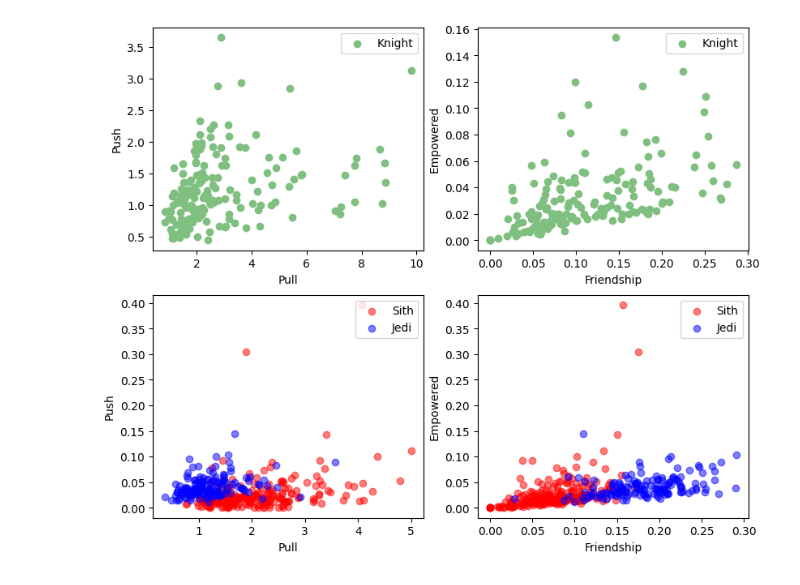
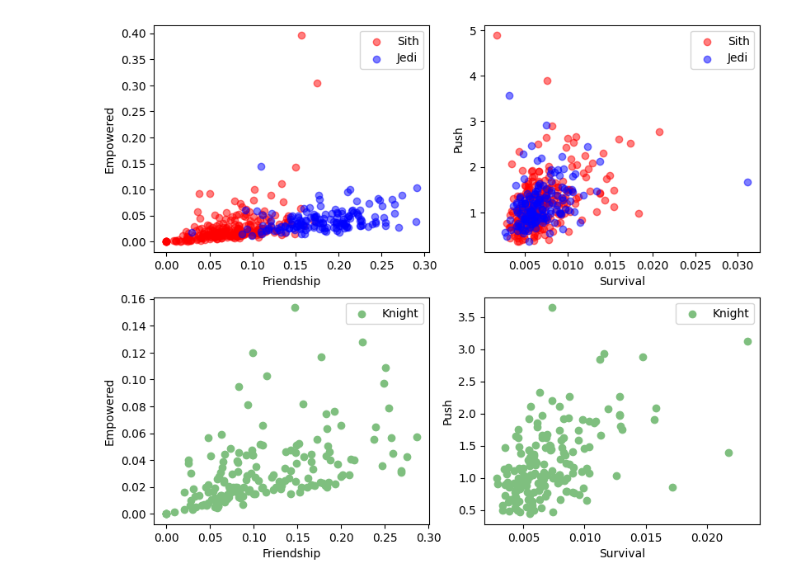
Before and after one commit to Alexvc23/Piscine-Data-Science-2, a Jupyter notebook: 3-DataScientist1/ex02/points.ipynb, the cells around one changed output. Saved outputs shown, nothing was run; the diff lists cells and outputs as text; code cells hidden in the pictures.

```diff
--- a/3-DataScientist1/ex02/points.ipynb
+++ b/3-DataScientist1/ex02/points.ipynb
@@ -13,7 +13,7 @@ dataTest = pd.read_csv("../data/Test_knight.csv")
 # %%
 dataTrain = pd.read_csv("../data/Train_knight.csv")
 # %%
-PullTest = [dataTest['Pull'][i] for i in range(len(dataTest['Pull']))]
+SurvivalTest = [dataTest['Survival'][i] for i in range(len(dataTest['Survival']))]
 PushTest = [dataTest['Push'][i] for i in range(len(dataTest['Push']))]
 # %%
 FriendshipTest = [dataTest['Friendship'][i] for i in range(len(dataTest['Friendship']))]
@@ -22,38 +22,50 @@ EmpoweredTest = [dataTest['Empowered'][i] for i in range(len(dataTest['Empowered
 GroupTrain = dataTrain.groupby('knight').apply(lambda x : x)
 # %%
 fig = plt.figure(figsize=(25,25))
-
+# train data
+# position the subplot in the grid
 plot = plt.subplot2grid((6, 5), (0, 0), fig=fig)
 
-plot.scatter(PullTest, PushTest, label='Knight', color='#7fbf7f')
-plot.set_xlabel('Pull')
-plot.set_ylabel('Push')
-plot.legend()
-
-plot = plt.subplot2grid((6, 5), (0, 1), fig=fig)
-
-plot.scatter(EmpoweredTest, FriendshipTest, label='Knight', color='#7fbf7f')
-plot.set_xlabel('Friendship')
-plot.set_ylabel('Empowered')
-plot.legend()
-
-plot = plt.subplot2grid((6, 5), (1, 1), fig=fig)
 
 plot.scatter(GroupTrain['Empowered']['Sith'], GroupTrain['Friendship']['Sith'], label='Sith', color='red', alpha=0.5)
 plot.scatter(GroupTrain['Empowered']['Jedi'], GroupTrain['Friendship']['Jedi'], label='Jedi', color='blue', alpha=0.5)
 plot.set_xlabel('Friendship')
 plot.set_ylabel('Empowered')
 plot.legend()
 
-plot = plt.subplot2grid((6, 5), (1, 0), fig=fig)
+# position the subplot in the grid
+plot = plt.subplot2grid((6, 5), (0, 1), fig=fig)
 
-plot.scatter(GroupTrain['Pull']['Sith'], GroupTrain['Friendship']['Sith'], label='Sith', color='red', alpha=0.5)
-plot.scatter(GroupTrain['Push']['Jedi'], GroupTrain['Friendship']['Jedi'], label='Jedi', color='blue', alpha=0.5)
-plot.set_xlabel('Pull')
+plot.scatter(GroupTrain['Survival']['Sith'], GroupTrain['Push']['Sith'], label='Sith', color='red', alpha=0.5)
+plot.scatter(GroupTrain['Survival']['Jedi'], GroupTrain['Push']['Jedi'], label='Jedi', color='blue', alpha=0.5)
+plot.set_xlabel('Survival')
 plot.set_ylabel('Push')
 plot.legend()
 
+# ──────────────────────────────────────────────────────────────────────────────
+
+# test data
+
+# position the subplot in the grid
+plot = plt.subplot2grid((6, 5), (1, 1), fig=fig)
+
+
+plot.scatter(SurvivalTest, PushTest, label='Knight', color='#7fbf7f')
+plot.set_xlabel('Survival')
+plot.set_ylabel('Push')
+plot.legend()
+
+#position the subplot in the grid
+plot = plt.subplot2grid((6, 5), (1, 0), fig=fig)
+
+
+plot.scatter(EmpoweredTest, FriendshipTest, label='Knight', color='#7fbf7f')
+plot.set_xlabel('Friendship')
+plot.set_ylabel('Empowered')
+plot.legend()
+
+
 plt.legend(loc="upper right")
 plt.show()
 # %% [output]
-[figure, old version]
+[figure, new version]
```
Also changed, not shown: 3 other files.
